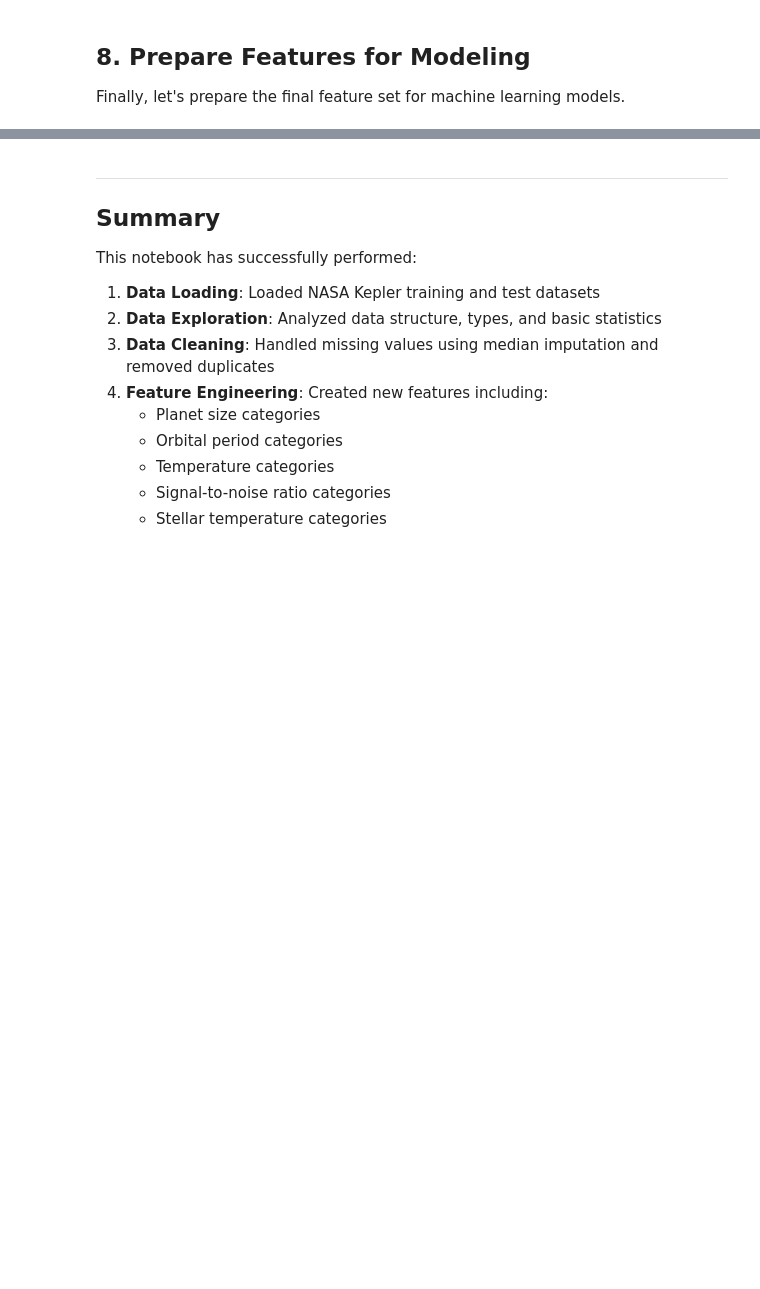
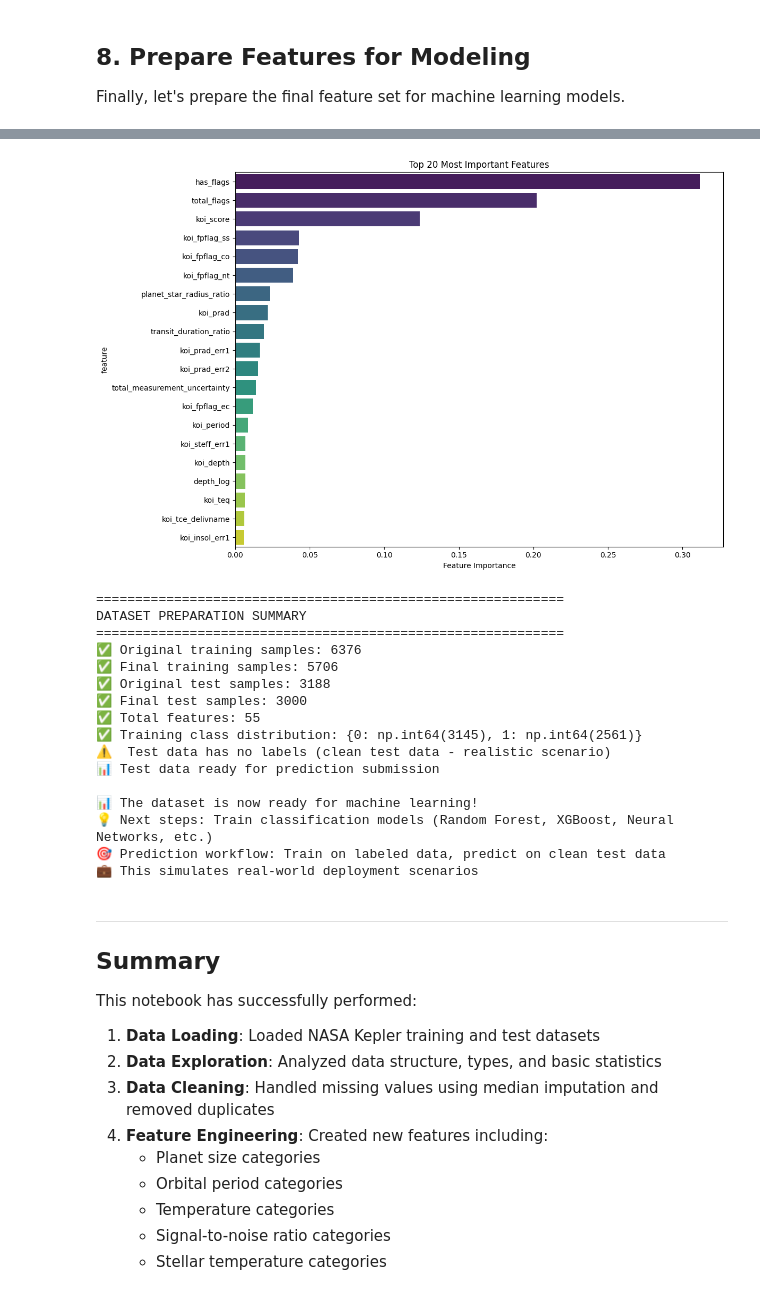
Before and after one commit to sphesihlemhlongo/Exoplanets-Searching, a Jupyter notebook: exoplanet_analysis.ipynb, the cells around one changed output, grey strips where cells are left out. Cells and saved outputs as stored; diff of their text form; code cells hidden in the pictures; blank space fills up the shorter version.

```diff
--- a/exoplanet_analysis.ipynb
+++ b/exoplanet_analysis.ipynb
@@ -493,28 +765,57 @@ print(feature_importance.head(15))
 # %%
 # Feature importance visualization
 plt.figure(figsize=(12, 8))
 top_features = feature_importance.head(20)
 sns.barplot(data=top_features, y='feature', x='importance', palette='viridis')
 plt.title('Top 20 Most Important Features')
 plt.xlabel('Feature Importance')
 plt.tight_layout()
 plt.show()
 
 # Final summary
 print("\n" + "="*60)
 print("DATASET PREPARATION SUMMARY")
 print("="*60)
 print(f"✅ Original training samples: {df_train.shape[0]}")
 print(f"✅ Final training samples: {X_train.shape[0]}")
 print(f"✅ Original test samples: {df_test.shape[0]}")
 print(f"✅ Final test samples: {X_test.shape[0]}")
 print(f"✅ Total features: {X_train.shape[1]}")
-print(f"✅ Class distribution (train): {dict(y_train.value_counts())}")
-print(f"✅ Class distribution (test): {dict(y_test.value_counts())}")
+print(f"✅ Training class distribution: {dict(y_train.value_counts())}")
+
+# Handle test labels if available
+if y_test is not None:
+    print(f"✅ Test class distribution: {dict(y_test.value_counts())}")
+    print(f"📊 Both training and test data have labels for evaluation")
+else:
+    print(f"⚠️  Test data has no labels (clean test data - realistic scenario)")
+    print(f"📊 Test data ready for prediction submission")
 
 print(f"\n📊 The dataset is now ready for machine learning!")
 print(f"💡 Next steps: Train classification models (Random Forest, XGBoost, Neural Networks, etc.)")
-print(f"🎯 Evaluation metrics: Use precision, recall, F1-score, and AUC-ROC for imbalanced data")
+if y_test is not None:
+    print(f"🎯 Evaluation metrics: Use precision, recall, F1-score, and AUC-ROC for imbalanced data")
+else:
+    print(f"🎯 Prediction workflow: Train on labeled data, predict on clean test data")
+    print(f"💼 This simulates real-world deployment scenarios")
+# %% [output]
+[figure, added]
+============================================================
+DATASET PREPARATION SUMMARY
+============================================================
+✅ Original training samples: 6376
+✅ Final training samples: 5706
+✅ Original test samples: 3188
+✅ Final test samples: 3000
+✅ Total features: 55
+✅ Training class distribution: {0: np.int64(3145), 1: np.int64(2561)}
+⚠️  Test data has no labels (clean test data - realistic scenario)
+📊 Test data ready for prediction submission
+
+📊 The dataset is now ready for machine learning!
+💡 Next steps: Train classification models (Random Forest, XGBoost, Neural Networks, etc.)
+🎯 Prediction workflow: Train on labeled data, predict on clean test data
+💼 This simulates real-world deployment scenarios
 # %% [markdown]
 ---
 
```
Also changed, not shown: parts of 13 cells of this notebook.
